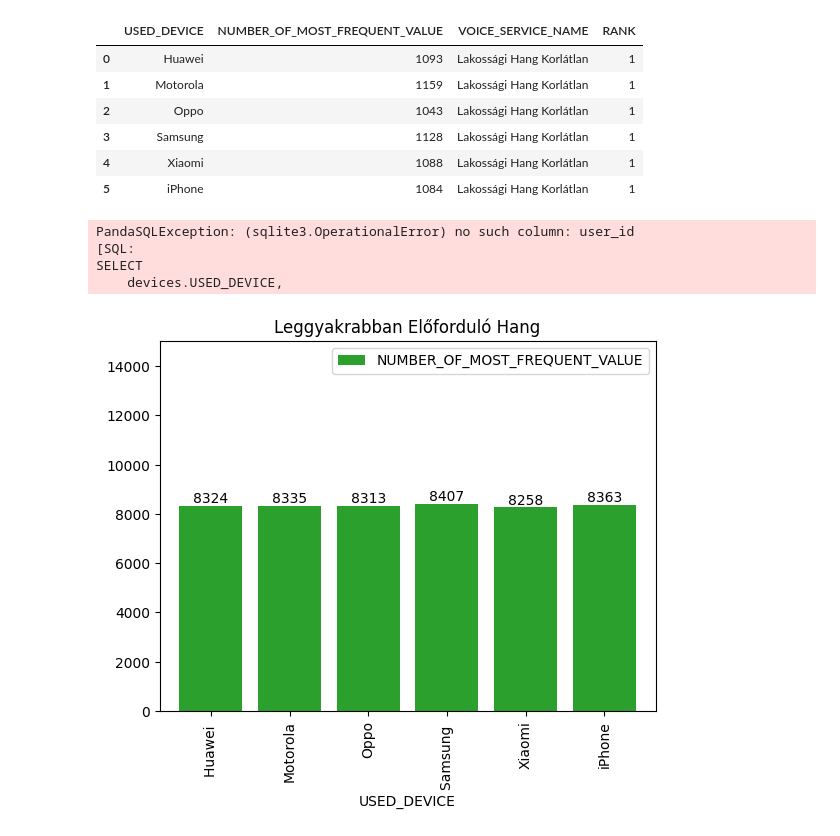
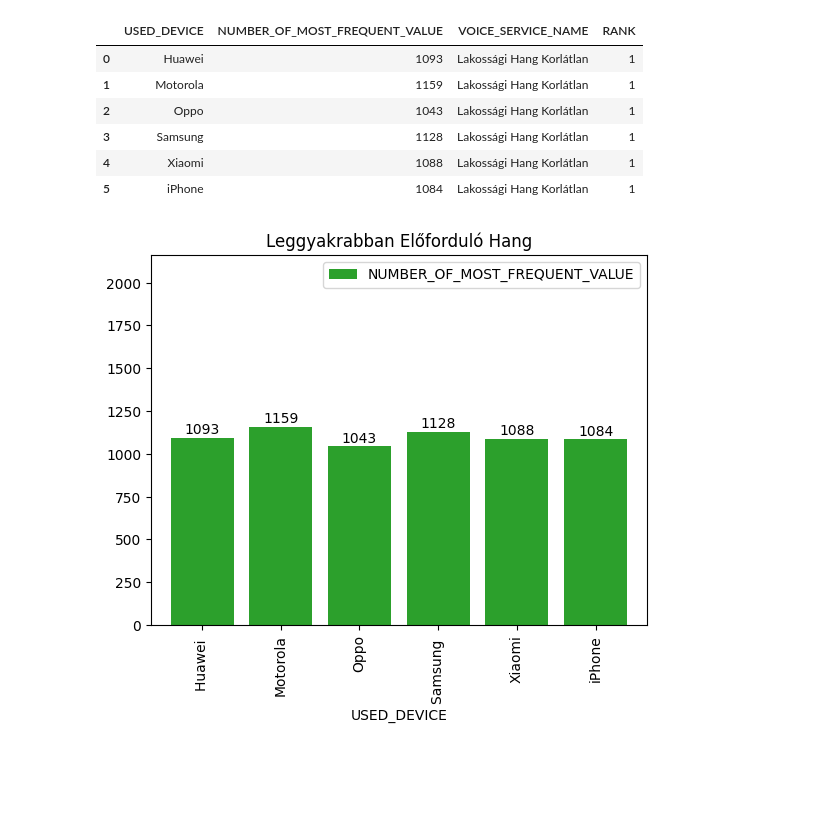
Before and after one commit to bpozsgai9/telekom_data_analyst, a Jupyter notebook: 3. Python és SQL feladat/Python+SQL/megoldas.ipynb, the cells around one changed output. Drawn from its saved outputs; the diff is of its cells as text; code cells hidden in the pictures; blank space fills up the shorter version.

Commit message:
fix_chart

```diff
--- a/3. Python és SQL feladat/Python+SQL/megoldas.ipynb
+++ b/3. Python és SQL feladat/Python+SQL/megoldas.ipynb
@@ -167,56 +167,26 @@ display(voice_df)
 | 3 | Samsung | 1128 | Lakossági Hang Korlátlan | 1 |
 | 4 | Xiaomi | 1088 | Lakossági Hang Korlátlan | 1 |
 | 5 | iPhone | 1084 | Lakossági Hang Korlátlan | 1 |
-# %%
-# Ellenőrzés hogy az sql alapból a leggyakoribb értéket listázza-e ki
-
-query = """
-SELECT
-    devices.USED_DEVICE,
-    contract.VOICE_SERVICE_NAME
-FROM
-    (SELECT
-        devices.USED_DEVICE,
-        contract.VOICE_SERVICE_NAME,
-        ROW_NUMBER() OVER (PARTITION BY user_id ORDER BY COUNT(contract.VOICE_SERVICE_NAME) DESC) RANK
-    FROM
-        contract
-    INNER JOIN
-        devices
-    ON
-    contract.CONTRACT_ID = devices.CONTRACT_ID
-    GROUP BY
-    devices.USED_DEVICE,
-    contract.VOICE_SERVICE_NAME)
-WHERE
-    RANK = 1;
-"""
-
-sql.sqldf(query)
-# %% [output]
-PandaSQLException: (sqlite3.OperationalError) no such column: user_id
-[SQL:
-SELECT
-    devices.USED_DEVICE,
 # %%
 # 5. A 4. feladatban kapott eredmények alapján készíts egy oszlop diagrammot matplotlib segítségével.
 # Az x tengelyen legyenek a készülék gyártók nevei, az y tengelyen pedig a visszakapott számok.
 
 ax = (voice_df.plot(
     kind='bar',
     x='USED_DEVICE',
     y='NUMBER_OF_MOST_FREQUENT_VALUE',
     title='Leggyakrabban Előforduló Hang',
     color= 'tab:green',
     width= 0.8))
 
-ax.set_ylim(0, 15000)
+most_frequent_val_as_list = voice_df['NUMBER_OF_MOST_FREQUENT_VALUE'].tolist()
+ax.set_ylim(0, max(most_frequent_val_as_list) + 1000)
 
 rects = ax.patches
-labels = voice_df['NUMBER_OF_MOST_FREQUENT_VALUE'].tolist()
+labels = most_frequent_val_as_list
 
 for rect, label in zip(rects, labels):
     height = rect.get_height()
     ax.text(rect.get_x() + rect.get_width() / 2, height + 5, label, ha="center", va="bottom")
 # %% [output]
-[figure, old version]
+[figure, new version]
```
